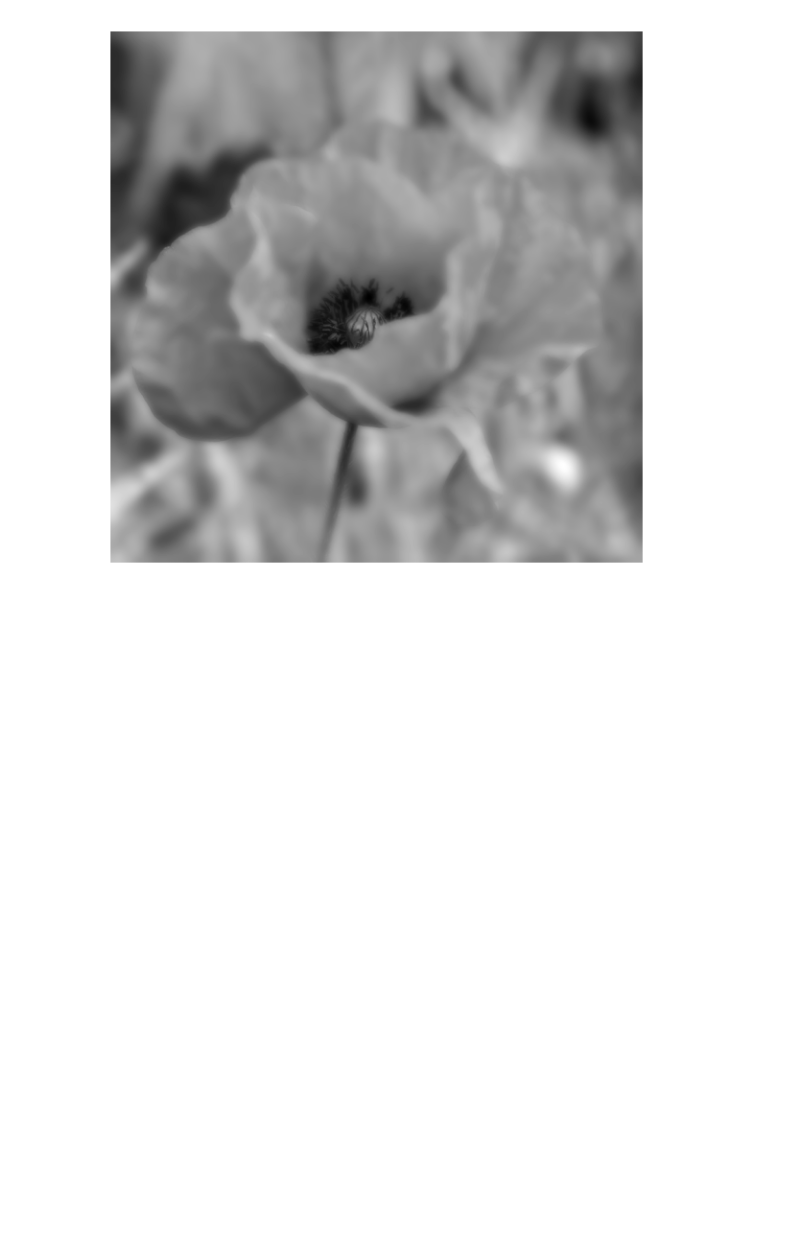
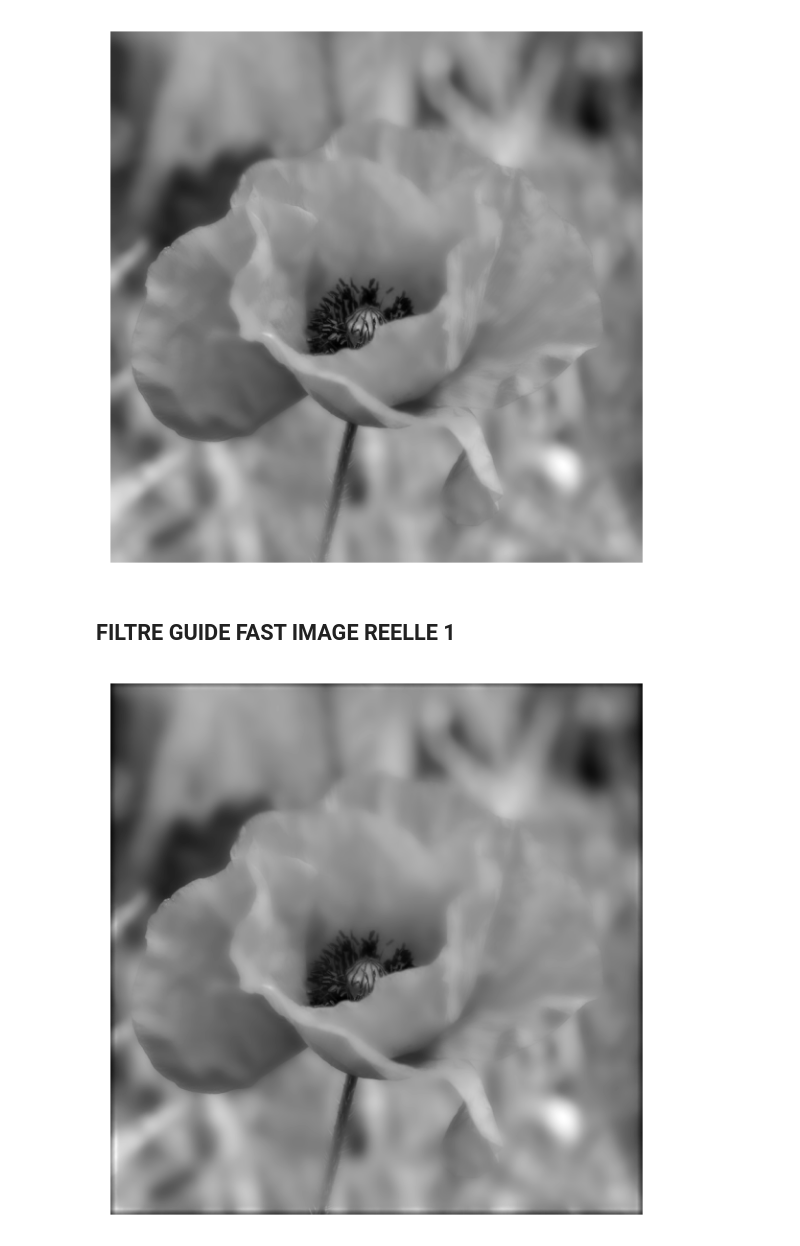
Before and after one commit to nizurc/2025-projet-S2-MMA-analyse-image, a Jupyter notebook: Guided Image Filtering.ipynb, the cells around one changed output. Drawn from its saved outputs; the diff is of its cells as text; code cells hidden in the pictures; blank space fills up the shorter version.

```diff
--- a/Guided Image Filtering.ipynb
+++ b/Guided Image Filtering.ipynb
@@ -169,13 +168,17 @@ plt.axis('off')
 plt.show()
 # %% [output]
 [figure]
+# %% [markdown]
+## FILTRE GUIDE FAST IMAGE REELLE 1
 # %%
-romega = 2 # rayon de la fenêtre
+romega = 8 # rayon de la fenêtre
 epsilon = 0.2 **2 # paramètre de régularisation
-q2 = f.guided_f_fast(p2,p2,romega,epsilon)
+q2 = f.guided_f_fast2(p2,p2,romega,epsilon)
 
 # Affichage
 plt.figure(dpi=150)
 plt.imshow(q2,cmap='gray')
 plt.axis('off')
 plt.show()
+# %% [output]
+[figure, added]
```
Also changed, not shown: parts of 4 cells of this notebook, 1 other file.
